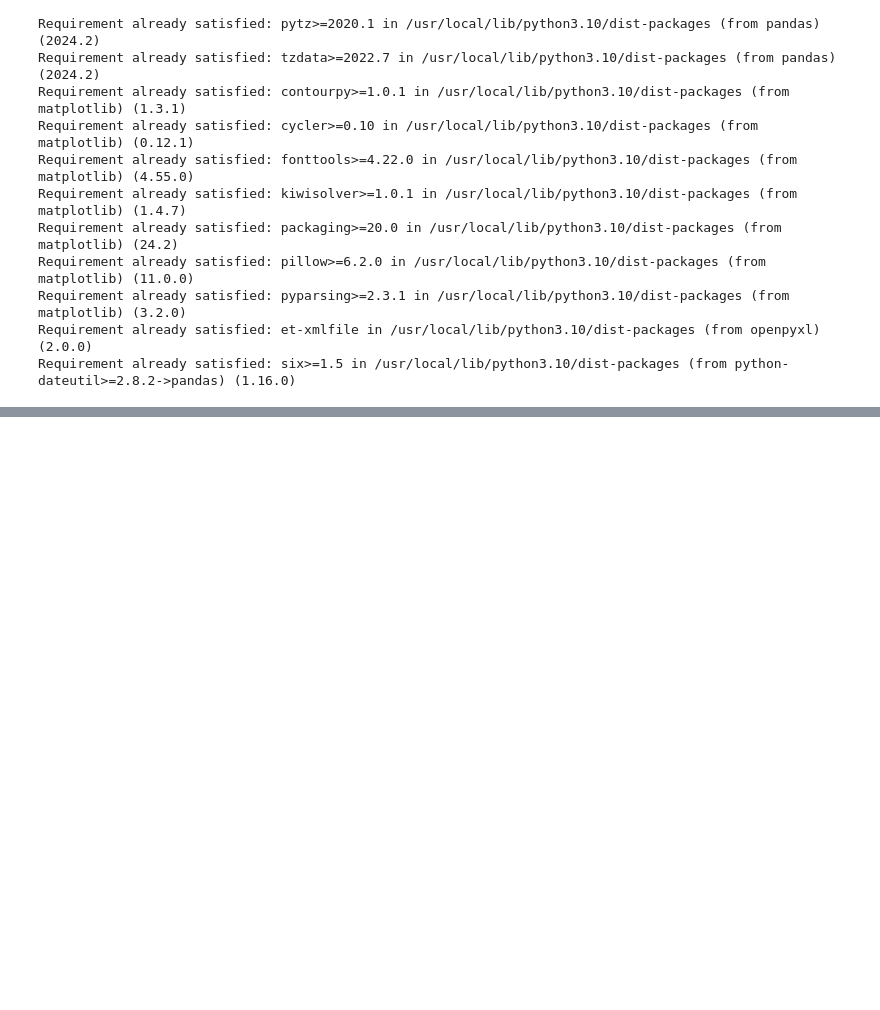
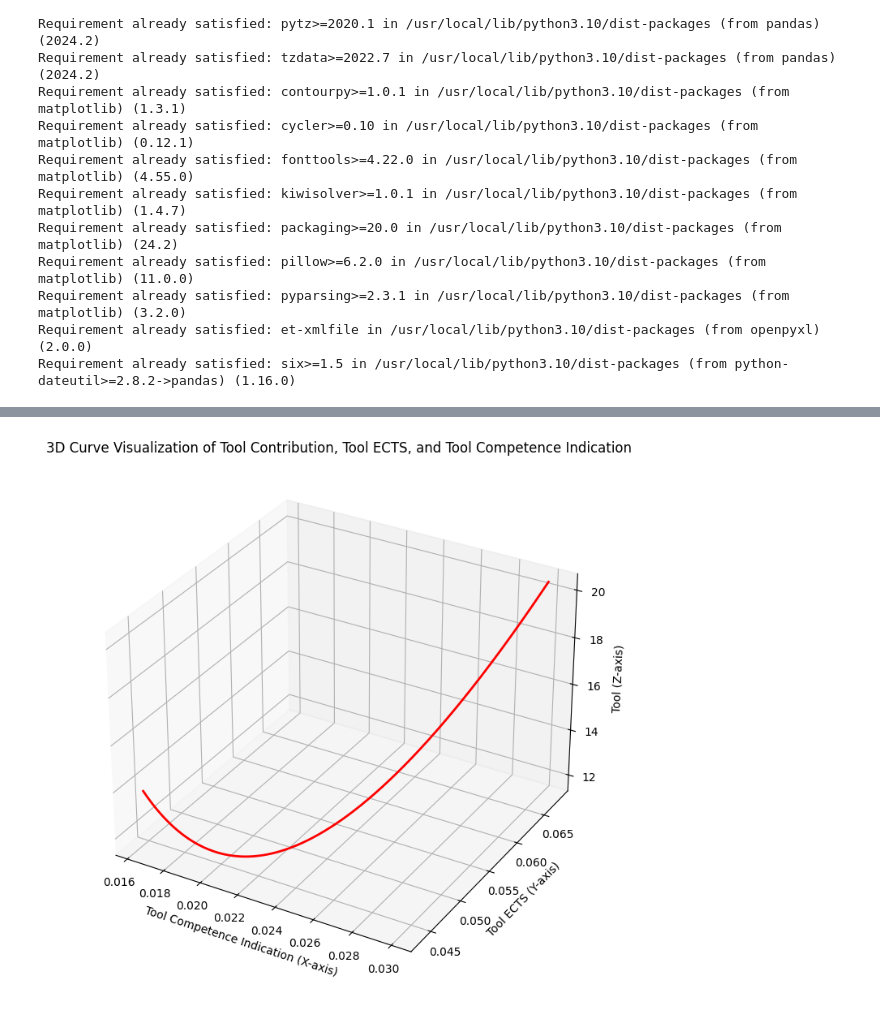
Before and after one commit to eeolga/article, a Jupyter notebook: Tool_competence_visualization.ipynb, the cells around one changed output, grey strips where cells are left out. Saved outputs shown, nothing was run; the diff lists cells and outputs as text; code cells hidden in the pictures; blank space fills up the shorter version.

```diff
--- a/Tool_competence_visualization.ipynb
+++ b/Tool_competence_visualization.ipynb
@@ -165,0 +82,86 @@ Index(['Bloom_level', 'Bloom_level_weight', 'Tool', 'Tool_code', 'Competence',
+# %%
+import pandas as pd
+import numpy as np
+import matplotlib.pyplot as plt
+from mpl_toolkits.mplot3d import Axes3D
+from scipy.interpolate import make_interp_spline
+
+# Load Excel Data
+def load_data(file_path):
+    try:
+        data = pd.read_excel(file_path)
+        print("Data Loaded Successfully!")
+        return data
+    except Exception as e:
+        print(f"Error loading Excel file: {e}")
+        return None
+
+# Visualize Data as 3D Curve
+def visualize_data_3d_curve(data):
+    # Ensure that these columns exist and match exactly with your dataset
+    tool_contribution = data['Tool_contribution']  # Replace with correct column name
+    tool_ects = data['Tool_ECTS']  # Replace with correct column name
+    tool_competence_indication = data['Tool_competence_indication']  # Replace with correct column name
+
+    # Check if any columns have missing values
+    if tool_contribution.isnull().any() or tool_ects.isnull().any() or tool_competence_indication.isnull().any():
+        print("Warning: Some columns contain missing values!")
+
+    # Handle duplicate values in tool_ects by averaging the corresponding values in other columns
+    data_grouped = data.groupby('Tool_ECTS').agg({
+        'Tool_contribution': 'mean',  # Or another aggregation function like 'sum', 'max', etc.
+        'Tool_competence_indication': 'mean'  # Or another aggregation function
+    }).reset_index()
+
+    # Now use the grouped data for interpolation
+    tool_contribution = data_grouped['Tool_contribution']
+    tool_ects = data_grouped['Tool_ECTS']
+    tool_competence_indication = data_grouped['Tool_competence_indication']
+
+    # Ensure tool_ects is strictly increasing for interpolation:
+    # 1. Sort by 'tool_ects'
+
+    # Reset index to ensure sequential x values
+    data_sorted = data_grouped.sort_values(by=['Tool_ECTS']).reset_index(drop=True)
+
+    # Update tool_ects, tool_contribution and tool_competence_indication
+    tool_ects = data_sorted['Tool_ECTS']
+    tool_contribution = data_sorted['Tool_contribution']
+    tool_competence_indication = data_sorted['Tool_competence_indication']
+
+    # Create a smooth curve using interpolation (reduced k to 2 to accommodate fewer data points)
+    spline_contrib = make_interp_spline(tool_ects, tool_contribution, k=2)  # Cubic spline for smooth curve
+    spline_competence = make_interp_spline(tool_ects, tool_competence_indication, k=2)  # Another spline
+
+    # Create a new range for the X-axis (Tool ECTS values)
+    x_new = np.linspace(tool_ects.min(), tool_ects.max(), 500)
+
+    # Get the smooth y and z values for the new x range
+    y_new = spline_competence(x_new)
+    z_new = spline_contrib(x_new)
+
+    # Create the 3D plot
+    fig = plt.figure(figsize=(10, 7))
+    ax = fig.add_subplot(111, projection='3d')
+
+    # Plot the 3D curve
+    ax.plot3D(x_new, y_new, z_new, color='red', lw=2)
+
+    # Set labels for each axis
+    ax.set_xlabel('Tool Competence Indication (X-axis)')
+    ax.set_ylabel('Tool ECTS (Y-axis)')
+    ax.set_zlabel('Tool (Z-axis)')
+
+    # Title and layout adjustments
+    ax.set_title('3D Curve Visualization of Tool Contribution, Tool ECTS, and Tool Competence Indication')
+    plt.tight_layout()
+    plt.show()
+
+# Main Execution
+if __name__ == "__main__":
+    file_path = "/content/rke131-13122024.xlsx"  # Update with your file path
+    data = load_data(file_path)
+
+    if data is not None:
+        visualize_data_3d_curve(data)
+# %% [output]
@@ -166,3 +169,4 @@ Index(['Bloom_level', 'Bloom_level_weight', 'Tool', 'Tool_code', 'Competence',
+[figure, added]
 # %%
 import pandas as pd
 import numpy as np
```
Also changed, not shown: parts of 8 cells of this notebook.
